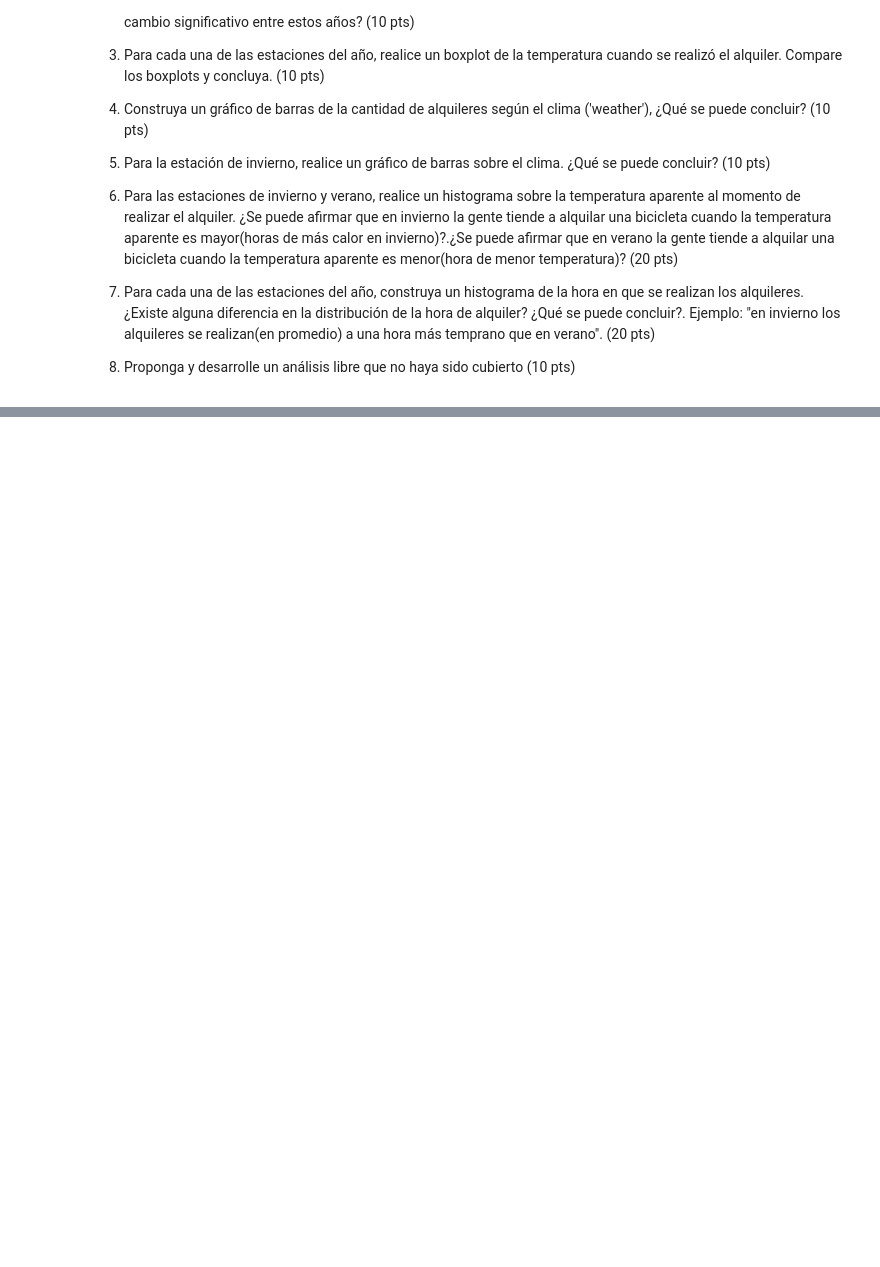
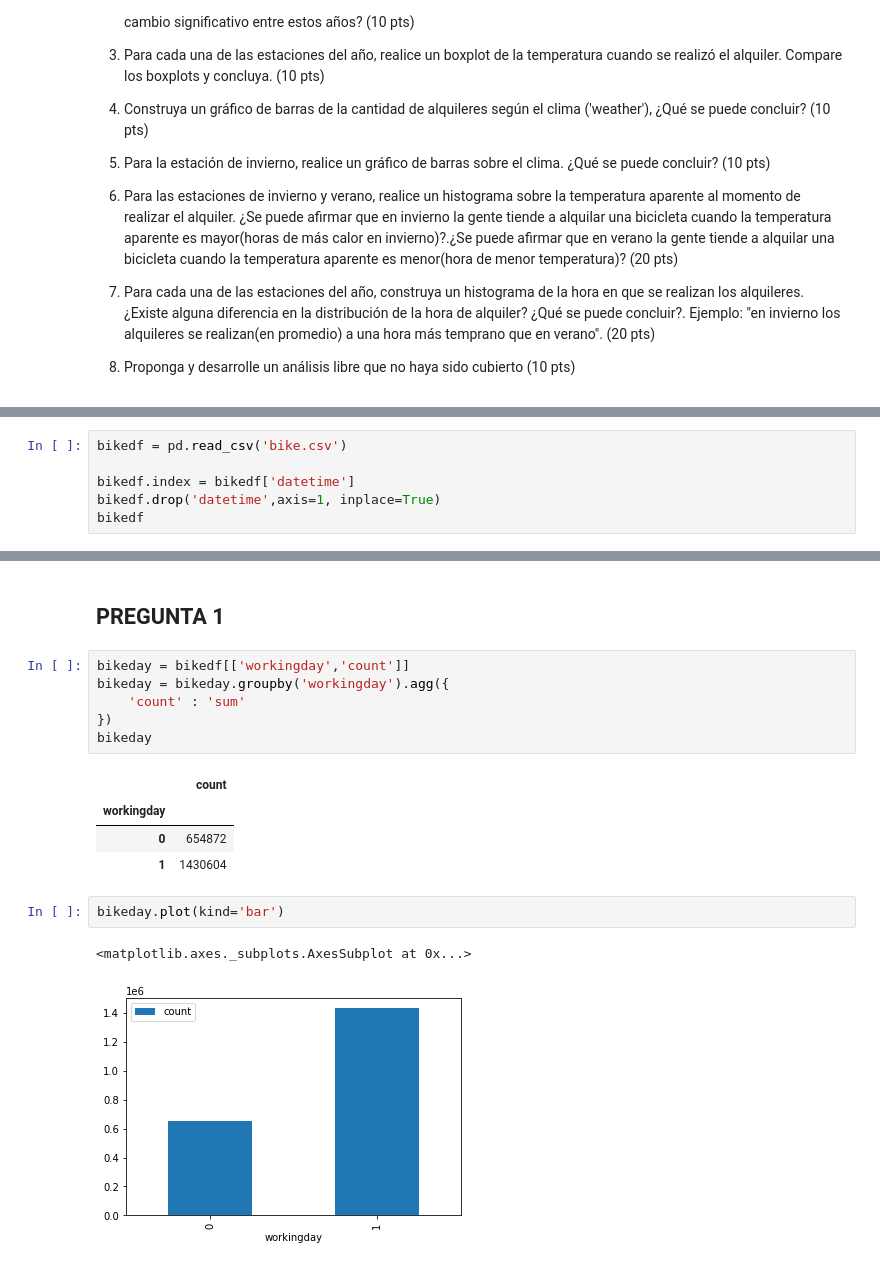
Before and after one commit to dieeh/usm-2022-2, a Jupyter notebook: INF280/taller1/Taller1.ipynb, the cells around one changed output, grey strips where cells are left out. Cells and saved outputs as stored; diff of their text form; blank space fills up the shorter version.

```diff
--- a/INF280/taller1/Taller1.ipynb
+++ b/INF280/taller1/Taller1.ipynb
@@ -110,0 +124,6 @@ Se desea hacer un estudio del uso de estos alquileres, el comportamiento general
+# %%
+bikedf = pd.read_csv('bike.csv')
+
+bikedf.index = bikedf['datetime']
+bikedf.drop('datetime',axis=1, inplace=True)
+bikedf
@@ -110,0 +145,18 @@ Se desea hacer un estudio del uso de estos alquileres, el comportamiento general
+# %% [markdown]
+## PREGUNTA 1
+# %%
+bikeday = bikedf[['workingday','count']]
+bikeday = bikeday.groupby('workingday').agg({
+    'count' : 'sum'
+})
+bikeday
+# %% [output]
+|  | count |
+| workingday |  |
+| 0 | 654872 |
+| 1 | 1430604 |
+# %%
+bikeday.plot(kind='bar')
+# %% [output]
+<matplotlib.axes._subplots.AxesSubplot at 0x...>
+[figure, added]
```
Also changed, not shown: parts of 25 cells of this notebook.
